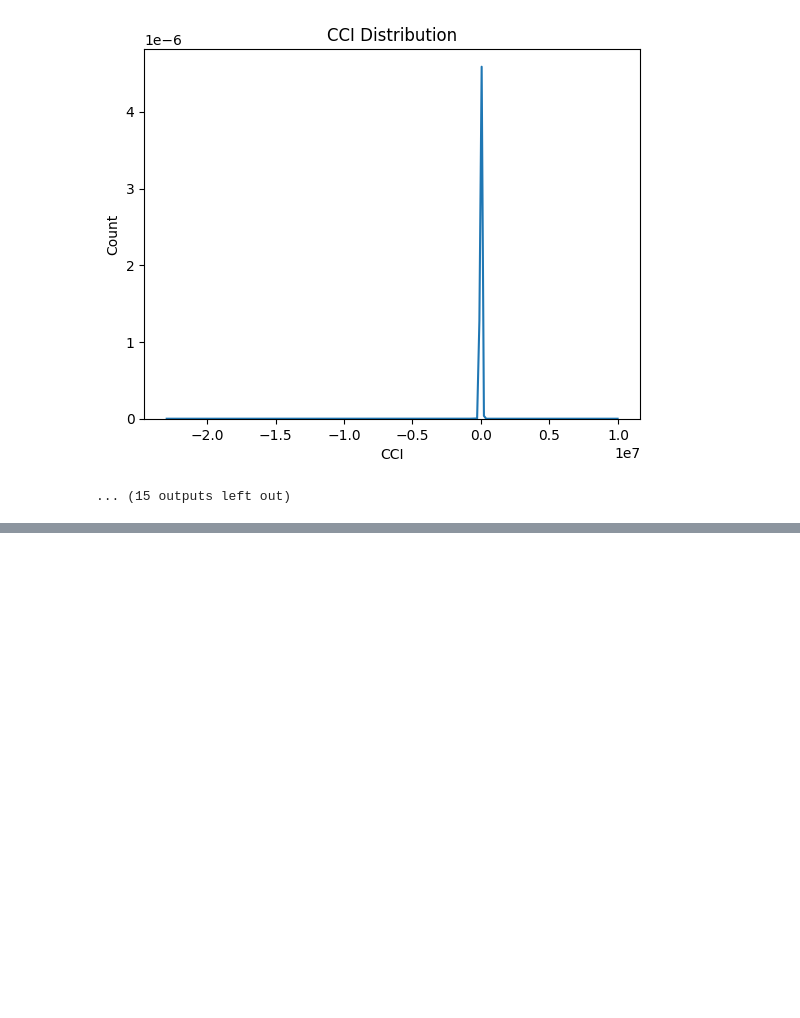
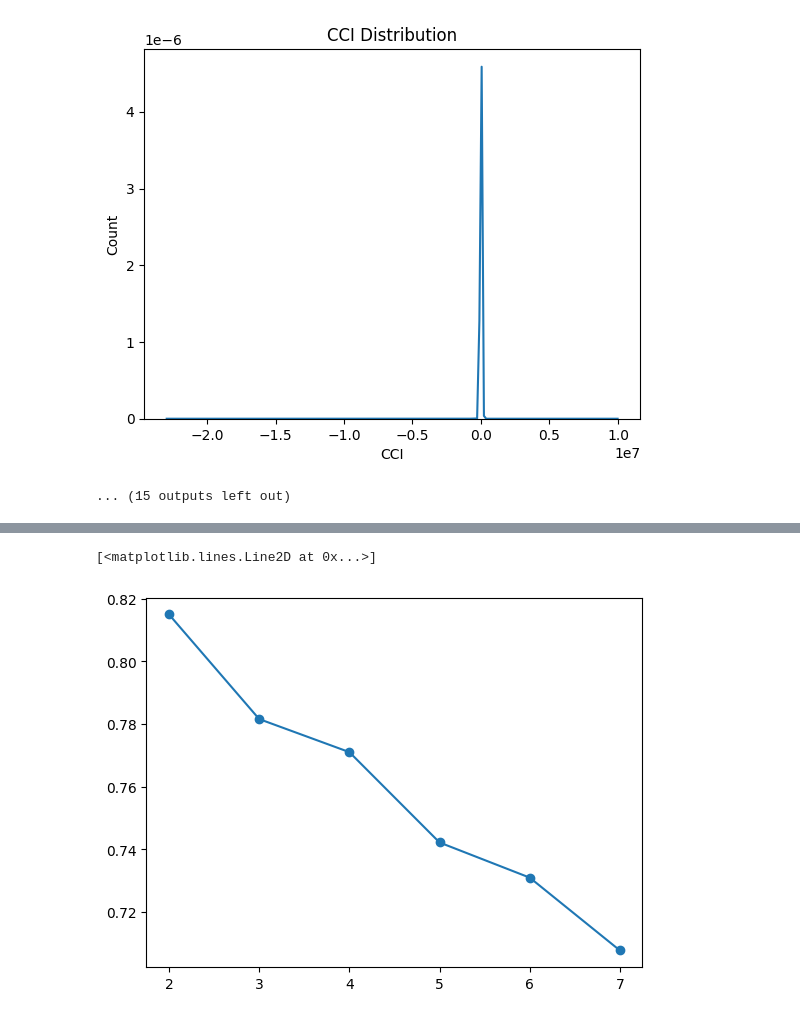
Before and after one commit to gmandl10/ST494FinalProject, a Jupyter notebook: EDA.ipynb, the cells around one changed output, grey strips where cells are left out. Saved outputs shown, nothing was run; the diff lists cells and outputs as text; code cells hidden in the pictures; blank space fills up the shorter version.

```diff
--- a/EDA.ipynb
+++ b/EDA.ipynb
@@ -608,3 +625,8 @@ plt.plot(k, wcv, "o-")
+# %%
+plt.plot(k, silhouettes, "o-")
+# %% [output]
+[<matplotlib.lines.Line2D at 0x...>]
+[figure, added]
 # %%
 k = []
 wcv = []
```
Also changed, not shown: parts of 9 cells of this notebook, 2 other files.
